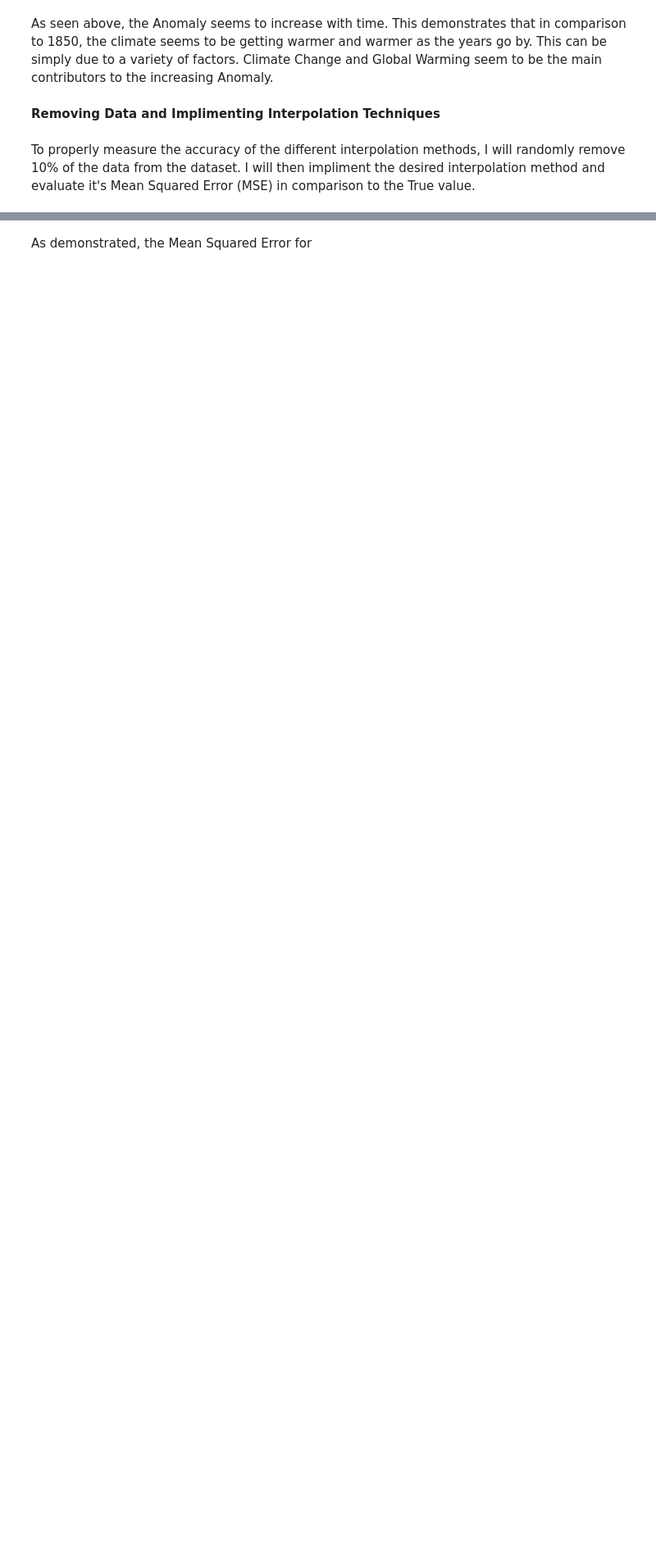
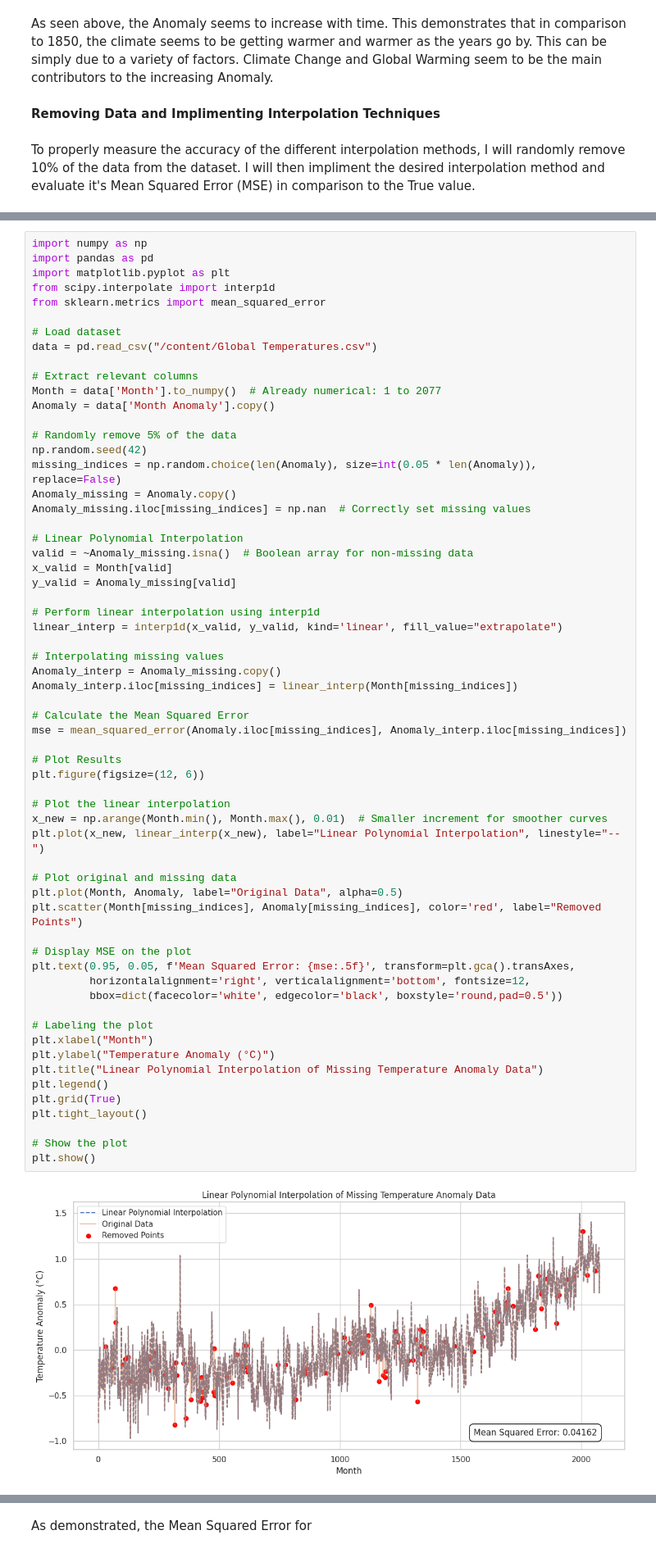
Before and after one commit to not-rudy/Applied-Computational-Methods, a Jupyter notebook: FinalProject.ipynb, the cells around one changed output, grey strips where cells are left out. Shown: that part at 82% size. Saved outputs shown, nothing was run; the diff lists cells and outputs as text; blank space fills up the shorter version.

```diff
--- a/FinalProject.ipynb
+++ b/FinalProject.ipynb
@@ -45,3 +51,66 @@ I will begin with Lagrange Interpolation.
+# %%
+import numpy as np
+import pandas as pd
+import matplotlib.pyplot as plt
+from scipy.interpolate import interp1d
+from sklearn.metrics import mean_squared_error
+
+# Load dataset
+data = pd.read_csv("/content/Global Temperatures.csv")
+
+# Extract relevant columns
+Month = data['Month'].to_numpy()  # Already numerical: 1 to 2077
+Anomaly = data['Month Anomaly'].copy()
+
+# Randomly remove 5% of the data
+np.random.seed(42)
+missing_indices = np.random.choice(len(Anomaly), size=int(0.05 * len(Anomaly)), replace=False)
+Anomaly_missing = Anomaly.copy()
+Anomaly_missing.iloc[missing_indices] = np.nan  # Correctly set missing values
+
+# Linear Polynomial Interpolation
+valid = ~Anomaly_missing.isna()  # Boolean array for non-missing data
+x_valid = Month[valid]
+y_valid = Anomaly_missing[valid]
+
+# Perform linear interpolation using interp1d
+linear_interp = interp1d(x_valid, y_valid, kind='linear', fill_value="extrapolate")
+
+# Interpolating missing values
+Anomaly_interp = Anomaly_missing.copy()
+Anomaly_interp.iloc[missing_indices] = linear_interp(Month[missing_indices])
+
+# Calculate the Mean Squared Error
+mse = mean_squared_error(Anomaly.iloc[missing_indices], Anomaly_interp.iloc[missing_indices])
+
+# Plot Results
+plt.figure(figsize=(12, 6))
+
+# Plot the linear interpolation
+x_new = np.arange(Month.min(), Month.max(), 0.01)  # Smaller increment for smoother curves
+plt.plot(x_new, linear_interp(x_new), label="Linear Polynomial Interpolation", linestyle="--")
+
+# Plot original and missing data
+plt.plot(Month, Anomaly, label="Original Data", alpha=0.5)
+plt.scatter(Month[missing_indices], Anomaly[missing_indices], color='red', label="Removed Points")
+
+# Display MSE on the plot
+plt.text(0.95, 0.05, f'Mean Squared Error: {mse:.5f}', transform=plt.gca().transAxes,
+         horizontalalignment='right', verticalalignment='bottom', fontsize=12,
+         bbox=dict(facecolor='white', edgecolor='black', boxstyle='round,pad=0.5'))
+
+# Labeling the plot
+plt.xlabel("Month")
+plt.ylabel("Temperature Anomaly (°C)")
+plt.title("Linear Polynomial Interpolation of Missing Temperature Anomaly Data")
+plt.legend()
+plt.grid(True)
+plt.tight_layout()
+
+# Show the plot
+plt.show()
+# %% [output]
+[figure, added]
 # %%
 ## Using Cubic Spline Interpolation
 
```
Also changed, not shown: parts of 5 cells of this notebook.
